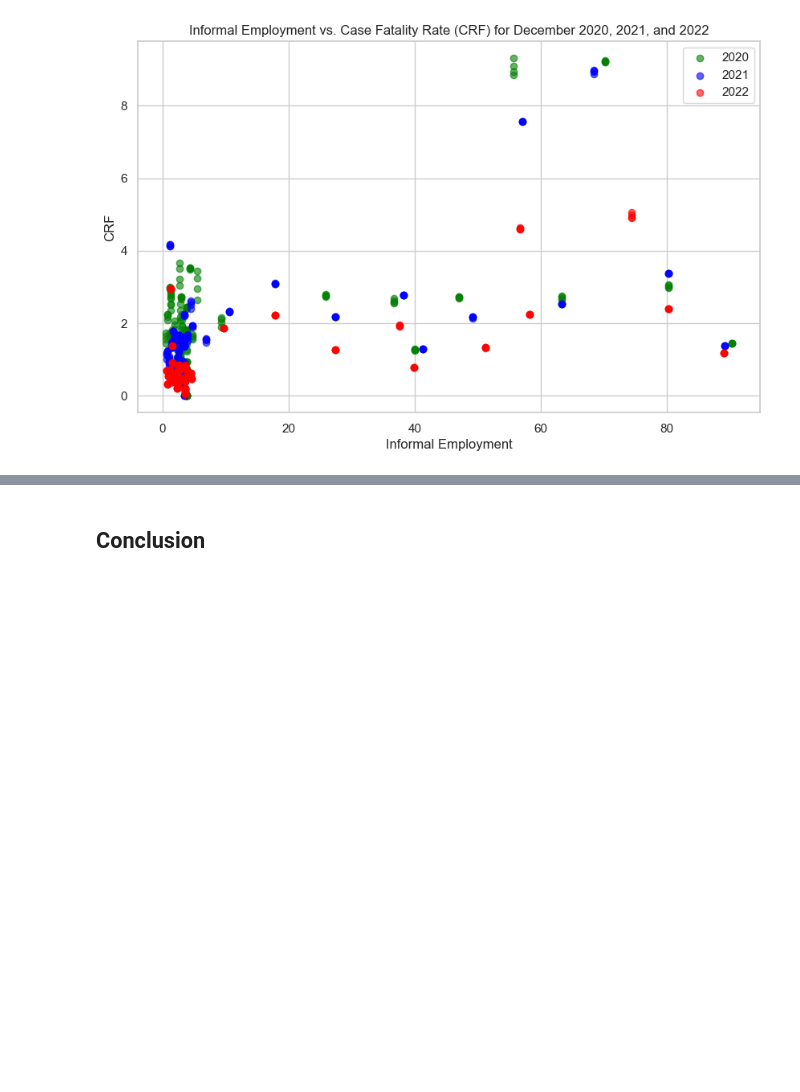
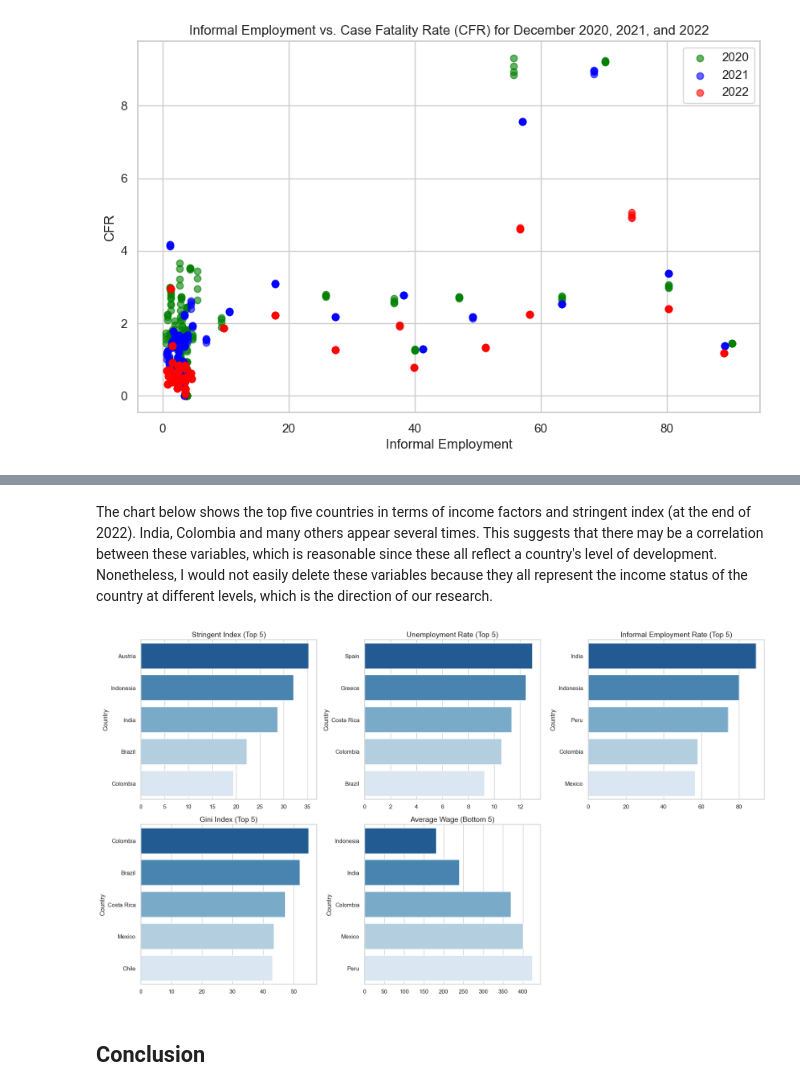
Before and after one commit to ECO225-W2025/eco225-project-code-RuofanChen3426, a Jupyter notebook: project_one.ipynb, the cells around one changed output, grey strips where cells are left out. Cells and saved outputs as stored; diff of their text form; code cells hidden in the pictures; blank space fills up the shorter version.

```diff
--- a/project_one.ipynb
+++ b/project_one.ipynb
@@ -947,27 +809,17 @@ plt.show()
 # %%
-last_data_per_year['Rank'] = last_data_per_year.groupby('Year')['Inefficient Employment'].rank(method='min', ascending=False)
+last_data_per_year['Rank'] = last_data_per_year.groupby('year')['Inefficient Employment'].rank(method='min', ascending=False)
+informal_employment_wide = last_data_per_year.pivot(index='Country Name', columns='year', values='Rank')
 
-# 排名变化（例如，2022年相对于2021年）
-informal_employment_wide = last_data_per_year.pivot(index='Country Name', columns='Year', values='Rank')
-
-# 计算排名变化
 informal_employment_wide['Rank Change 2'] = informal_employment_wide[2022] - informal_employment_wide[2021]
 informal_employment_wide['Rank Change 1'] = informal_employment_wide[2021] - informal_employment_wide[2020]
 
-# 绘图
 plt.figure(figsize=(18, 10))
 sns.set(style="whitegrid")
 
-# 获取年份列表
-years = last_data_per_year['Year'].unique()
-
 for i, year in enumerate(years):
-    year_data = last_data_per_year[last_data_per_year['Year'] == year]
-
-    # 按 Informal Employment 排序
+    year_data = last_data_per_year[last_data_per_year['year'] == year]
     year_data = year_data.sort_values(by='Inefficient Employment', ascending=True)
 
-    # 设置颜色
     if year == 2022:
         year_data['Color'] = year_data['Country Name'].apply(
             lambda country: 'green' if informal_employment_wide.loc[country, 'Rank Change 2'] > 0 else
@@ -979,9 +831,8 @@ for i, year in enumerate(years):
             ('yellow' if informal_employment_wide.loc[country, 'Rank Change 1'] < 0 else 'lightblue')
         )
     else:
-        year_data['Color'] = 'lightblue'  # 其他年份默认颜色
+        year_data['Color'] = 'lightblue'
 
-    # 绘制条形图
     ax = plt.subplot(1, len(years), i + 1)
     for idx, row in year_data.iterrows():
         ax.barh(row['Country Name'], row['Inefficient Employment'], color=row['Color'])
@@ -989,7 +840,7 @@ for i, year in enumerate(years):
     ax.set_title(f"Informal Employment Ranking for {year}")
     ax.set_xlabel("Informal Employment")
     ax.set_ylabel("Country Name")
-    ax.grid(False)  # 去掉网格线
+    ax.grid(False)
 
 plt.tight_layout(pad=1)
 plt.show()
@@ -1092,2 +872,25 @@ Passing `palette` without assigning `hue` is deprecated and will be removed in v
+# %% [markdown]
+The chart below shows the top five countries in terms of income factors and stringent index (at the end of 2022). India, Colombia and many others appear several times. This suggests that there may be a correlation between these variables, which is reasonable since these all reflect a country's level of development. Nonetheless, I would not easily delete these variables because they all represent the income status of the country at different levels, which is the direction of our research.
+# %%
+plt.figure(figsize=(18, 10))
+
+for i, (title, df) in enumerate(metrics.items(), 1):
+    plt.subplot(2, 3, i)
+    sns.barplot(
+        data=df,
+        x=df.columns[1],
+        y="Country Name",
+        palette="Blues_r",
+        hue="Country Name",
+        legend=False
+    )
+    plt.title(title, fontsize=14)
+    plt.xlabel("")
+    plt.ylabel("Country")
+
+plt.tight_layout()
+plt.show()
+# %% [output]
+[figure, added]
 # %% [markdown]
 <h2> Conclusion </h2>
```
Also changed, not shown: parts of 33 cells of this notebook.
